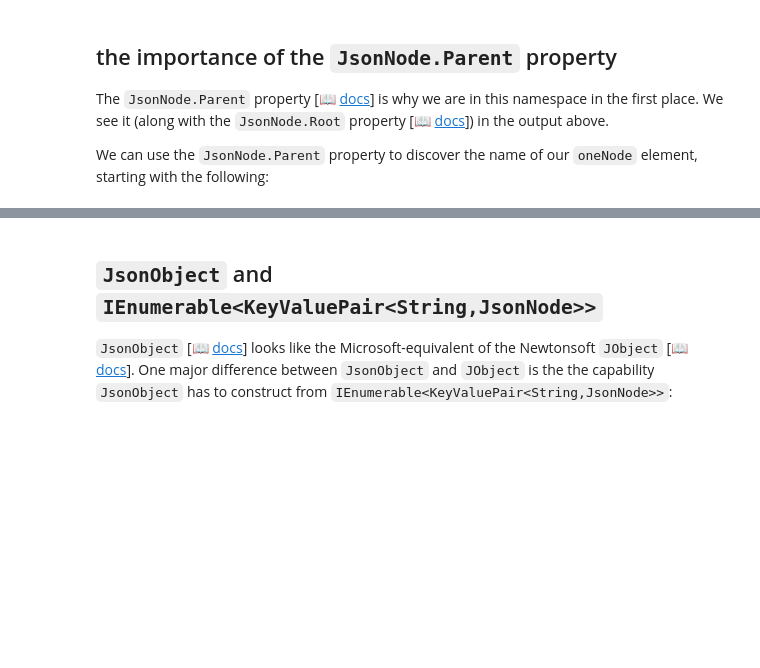
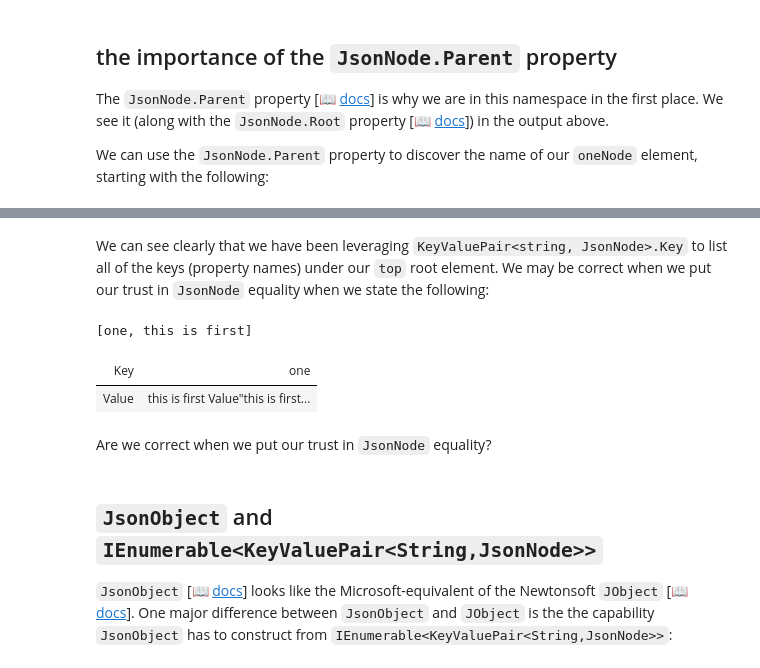
Before and after one commit to BryanWilhite/jupyter-central, a Jupyter notebook: funkykb/csharp/system-text-json-nodes.ipynb, the cells around one changed output, grey strips where cells are left out. Drawn from its saved outputs; the diff is of its cells as text; code cells hidden in the pictures; blank space fills up the shorter version.

```diff
--- a/funkykb/csharp/system-text-json-nodes.ipynb
+++ b/funkykb/csharp/system-text-json-nodes.ipynb
@@ -82,6 +100,16 @@ We can use the `JsonNode.Parent` property to discover the name of our `oneNode`
 oneNode.Parent.AsObject().Select(i => i.Key).ToArray()
 # %% [output]
 [interactive output not drawn]
+# %% [markdown]
+We can see clearly that we have been leveraging `KeyValuePair<string, JsonNode>.Key` to list all of the keys (property names) under our `top` root element. We may be correct when we put our trust in `JsonNode` equality when we state the following:
+# %%
+oneNode.Parent.AsObject().FirstOrDefault(i => i.Value == oneNode)
+# %% [output]
+[one, this is first]
+| Key | one |
+| Value | this is first Value"this is first... |
+# %% [markdown]
+Are we correct when we put our trust in `JsonNode` equality?
 # %% [markdown]
 ## `JsonObject` and `IEnumerable<KeyValuePair<String,JsonNode>>`
 
```
Also changed, not shown: parts of 6 cells of this notebook.
